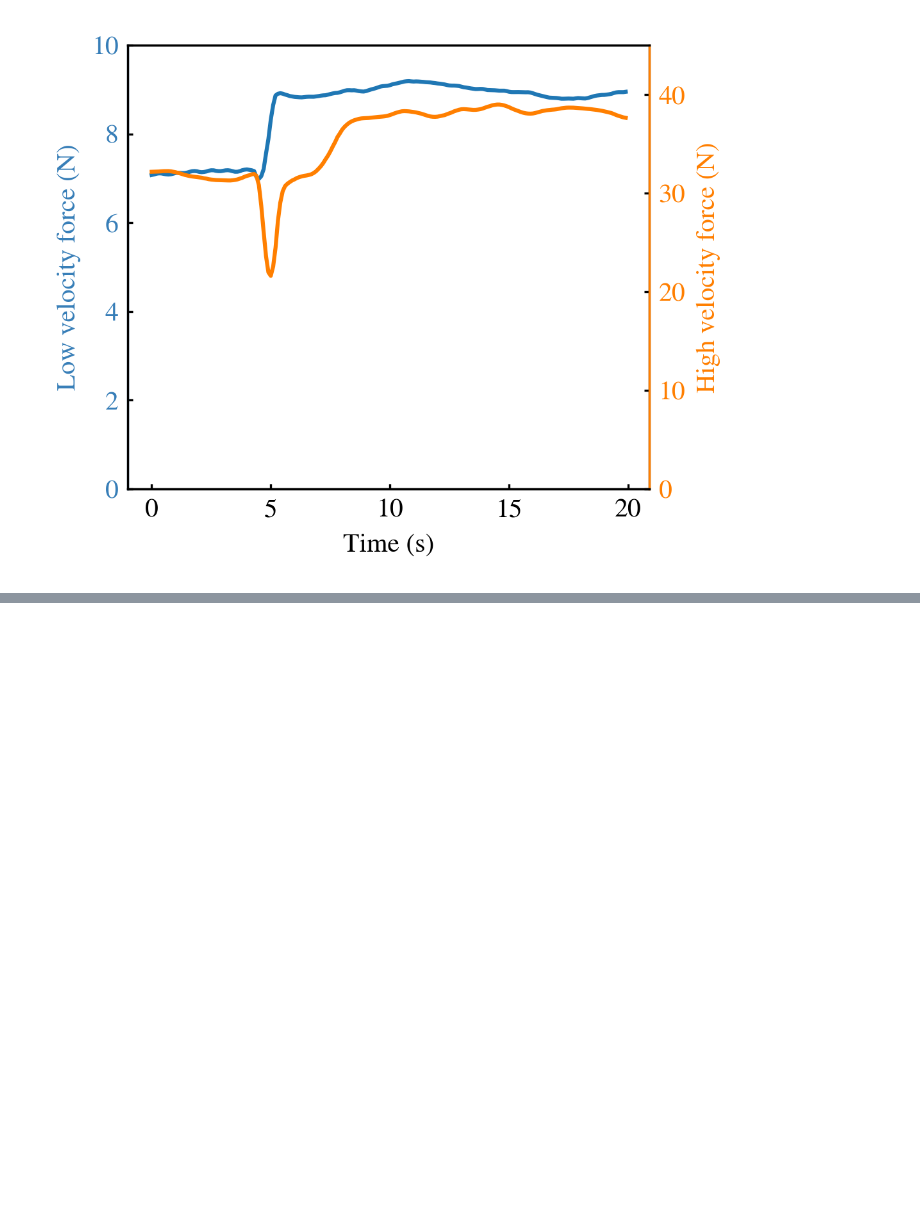
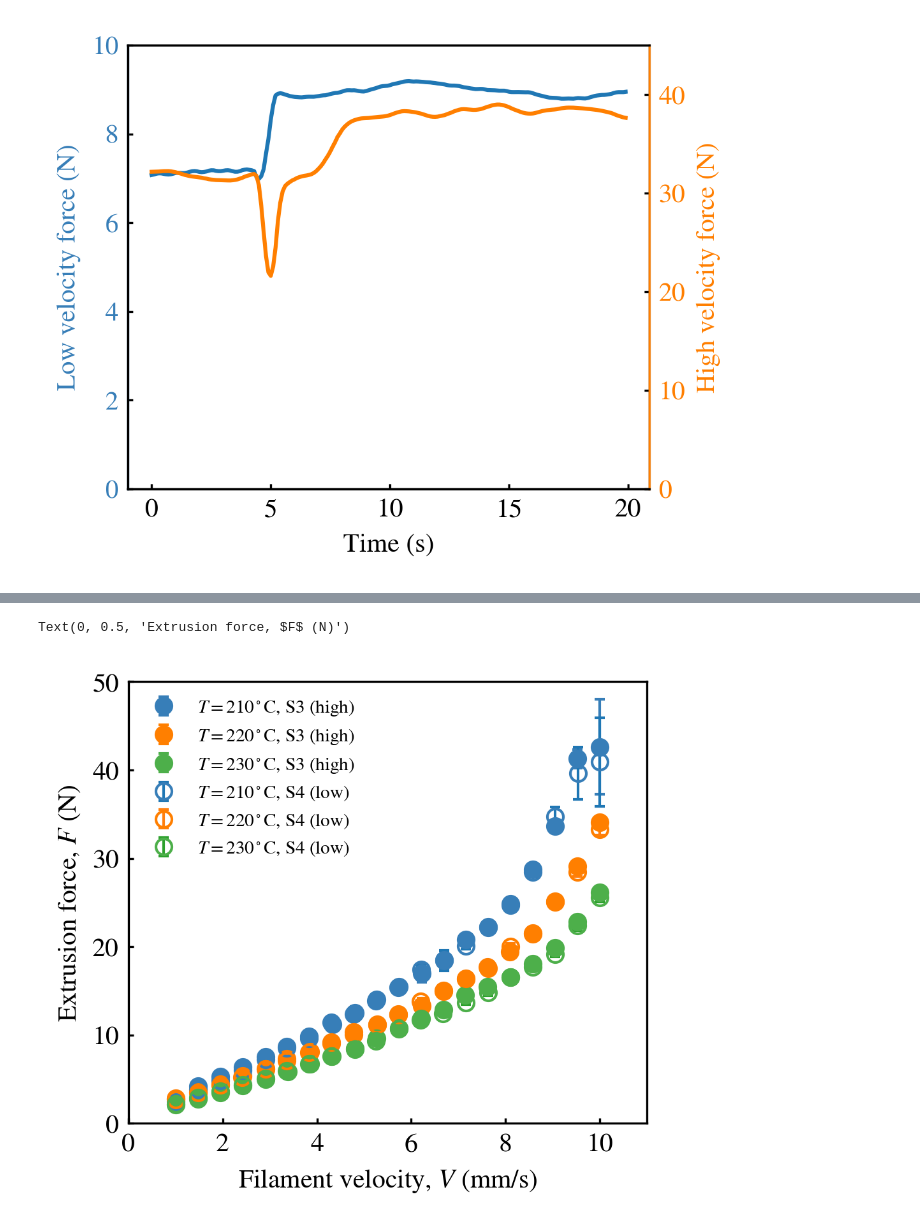
Before and after one commit to ZLoverty/ETP, a Jupyter notebook: Code/extrusion_force.ipynb, the cells around one changed output, grey strips where cells are left out. Drawn from its saved outputs; the diff is of its cells as text; code cells hidden in the pictures; blank space fills up the shorter version.

Commit message:
e3d sample testing data

```diff
--- a/Code/extrusion_force.ipynb
+++ b/Code/extrusion_force.ipynb
@@ -498,3 +505,12 @@ ax.set_xlabel("Time (s)")
 # %% [output]
 Text(0.5, 0, 'Time (s)')
 [figure]
+# %%
+folder = Path("/Users/zhengyang/Documents/Data/2025-12-19")
+filename3 = "20251219_112842_autosave-3.csv"
+filename4 = "20251219_123732_autosave-4.csv"
+data3 = pd.read_csv(folder / filename3)
+data4 = pd.read_csv(folder / filename4)
+# %%
+cleaned_steps3, data_clean = clean_data(data3)
+cleaned_steps4, data_clean = clean_data(data4)
@@ -500,0 +555,38 @@ Text(0.5, 0, 'Time (s)')
+# %%
+Ts = [210, 220, 230]
+Trange = 2
+organized_data4 = {}
+for T in Ts:
+    organized_data4[T] = {"vels":[], "forces":[], "forces_std":[]}
+
+for step in cleaned_steps4:
+    temp = step["hotend_temperature_C"].mean()
+    vel = step["feedrate_mms"].mean()
+    force_mean = step["extrusion_force_N"].mean()
+    force_std = step["extrusion_force_N"].std()
+    for T in Ts:
+        if temp > T-Trange and temp < T+Trange:
+            organized_data4[T]["vels"].append(vel)
+            organized_data4[T]["forces"].append(force_mean)
+            organized_data4[T]["forces_std"].append(force_std)
+# %%
+fig, ax = plt.subplots(figsize=(3.5, 3), dpi=300)
+for i, T in enumerate(organized_data3.keys()):
+    vels = organized_data3[T]["vels"]
+    forces = organized_data3[T]["forces"]
+    forces_std = organized_data3[T]["forces_std"]
+    ax.errorbar(vels, forces, yerr=forces_std, marker="o", ls="", lw=1, capsize=2, color=bestcolor(i), label=f"$T={T}^\\circ$C, S3 (high)")
+
+for i, T in enumerate(organized_data4.keys()):
+    vels = organized_data4[T]["vels"]
+    forces = organized_data4[T]["forces"]
+    forces_std = organized_data4[T]["forces_std"]
+    ax.errorbar(vels, forces, yerr=forces_std, marker="o", ls="", lw=1, capsize=2, mfc=(0,0,0,0), mec=bestcolor(i), label=f"$T={T}^\\circ$C, S4 (low)")
+ax.legend(fontsize=7, frameon=False)
+ax.set_xlim(0, 11)
+ax.set_ylim(0, 50)
+ax.set_xlabel("Filament velocity, $V$ (mm/s)")
+ax.set_ylabel("Extrusion force, $F$ (N)")
+# %% [output]
+Text(0, 0.5, 'Extrusion force, $F$ (N)')
+[figure, added]
```
Also changed, not shown: parts of 3 cells of this notebook.
